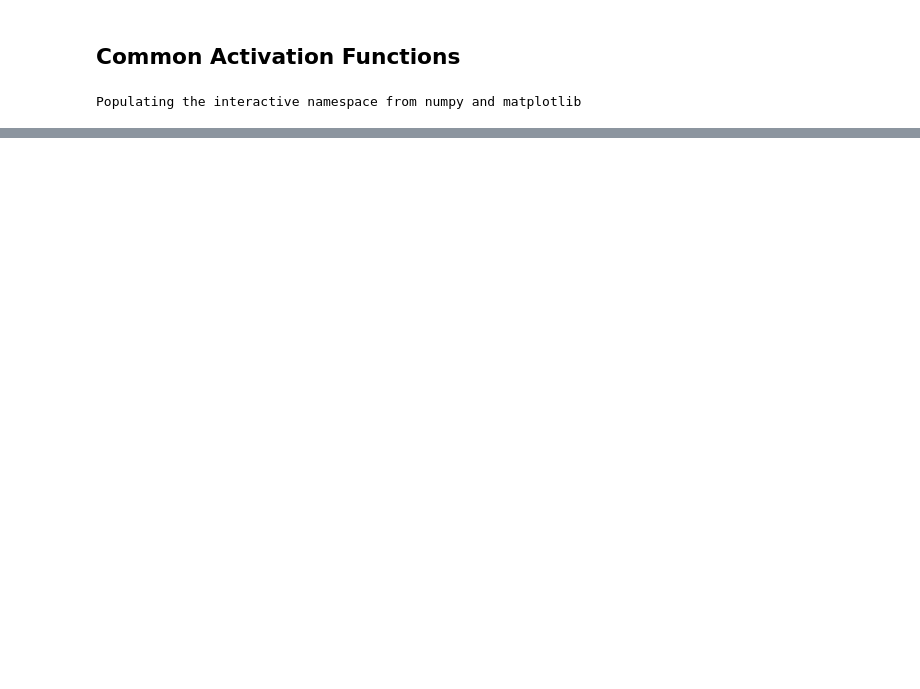
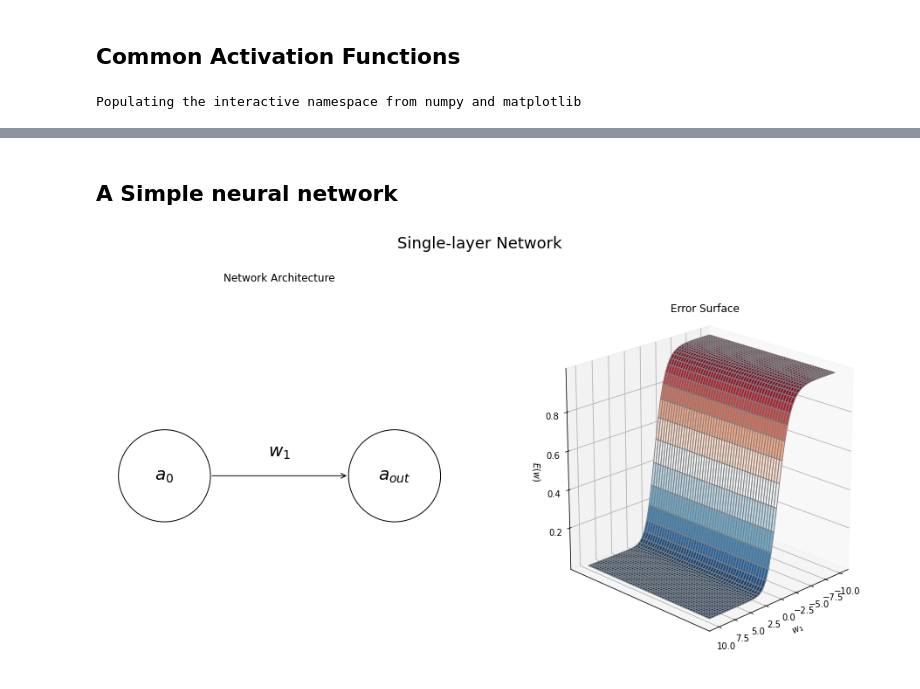
Before and after one commit to dustinstansbury/theclevermachine, a Jupyter notebook: notebooks/a-gentle-guide-to-artificial-neural-networks.ipynb, the cells around one changed output, grey strips where cells are left out. Cells and saved outputs as stored; diff of their text form; code cells hidden in the pictures; blank space fills up the shorter version.

Commit message:
Publish a-gentle-guide-to-artificial-neural-networks

```diff
--- a/notebooks/a-gentle-guide-to-artificial-neural-networks.ipynb
+++ b/notebooks/a-gentle-guide-to-artificial-neural-networks.ipynb
@@ -53,0 +53,74 @@ savefig('/tmp/common_activation_functions.png', dpi=300)
+# %% [markdown]
+## A Simple neural network
+# %%
+from mpl_toolkits.mplot3d import Axes3D
+import matplotlib.patches as mpatches
+
+# Sigmoid activation functions
+g = g_sigmoid
+def error_function(prediction, target):
+    """Squared error function (f(x) - y)**2"""
+    return (prediction - target)**2
+
+# Grid of allowed parameter values
+grid_size = 50
+parameter_range = np.linspace(-10, 10, grid_size)
+w1, w2 = np.meshgrid(parameter_range, parameter_range)
+
+target_value = 1
+
+# single layer ANN
+def single_layer_network_predict(w1, target_value):
+    return g(w1 * target_value)
+
+single_layer_network_output = single_layer_network_predict(w1, target_value)
+single_layer_network_error = error_function(single_layer_network_output, target_value)
+
+# Plot network diagram
+# fig, axs  = plt.subplots(1, 2, figsize=(10, 5))
+# set up a figure twice as wide as it is tall
+fig = plt.figure(figsize=(16, 8))
+
+ax = fig.add_subplot(1, 2, 1)
+input_node = mpatches.Circle((0, .5), 0.1, facecolor='white', edgecolor='black')
+output_node = mpatches.Circle((.5, .5), 0.1, facecolor='white', edgecolor='black')
+ax.add_patch(input_node)
+ax.add_patch(output_node)
+ax.text(0, .5, '$a_0$', fontsize=20, ha='center', va='center')
+ax.text(.5, .5, '$a_{out}$', fontsize=20, ha='center', va='center')
+ax.text(.25, .55, '$w_1$', fontsize=20, ha='center', va='center')
+
+ax.annotate(
+    '',
+    (.4, .5),
+    (.1, .5),
+    size=14,
+    va="center",
+    ha="center",
+    arrowprops=dict(
+        arrowstyle='->',
+        fc="k", ec="k"
+    ),
+   )
+
+plt.xlim([-.25, 1.25])
+plt.ylim([0.2, .8])
+plt.axis('equal')
+plt.axis('off');
+plt.title("Network Architecture")
+
+# Plot Error Surface
+ERROR_COLORMAP = 'RdBu_r'
+edge_color = 'gray'
+ax = fig.add_subplot(1, 2, 2, projection='3d')
+ax.plot_surface(w1, w2, single_layer_network_error, cmap=ERROR_COLORMAP, edgecolor=edge_color)
+plt.yticks([])
+ax.view_init(20, 45)
+ax.set_xlabel('$w_1$')
+ax.set_zlabel('$E(w)$')
+plt.title("Error Surface")
+plt.suptitle('Single-layer Network', fontsize=18)
+
+plt.savefig('/tmp/single-layer-ann-error-surface.png', bbox_inches='tight', dpi=300)
+# %% [output]
+[figure, added]
```
Also changed, not shown: parts of 18 cells of this notebook, 52 other files.
